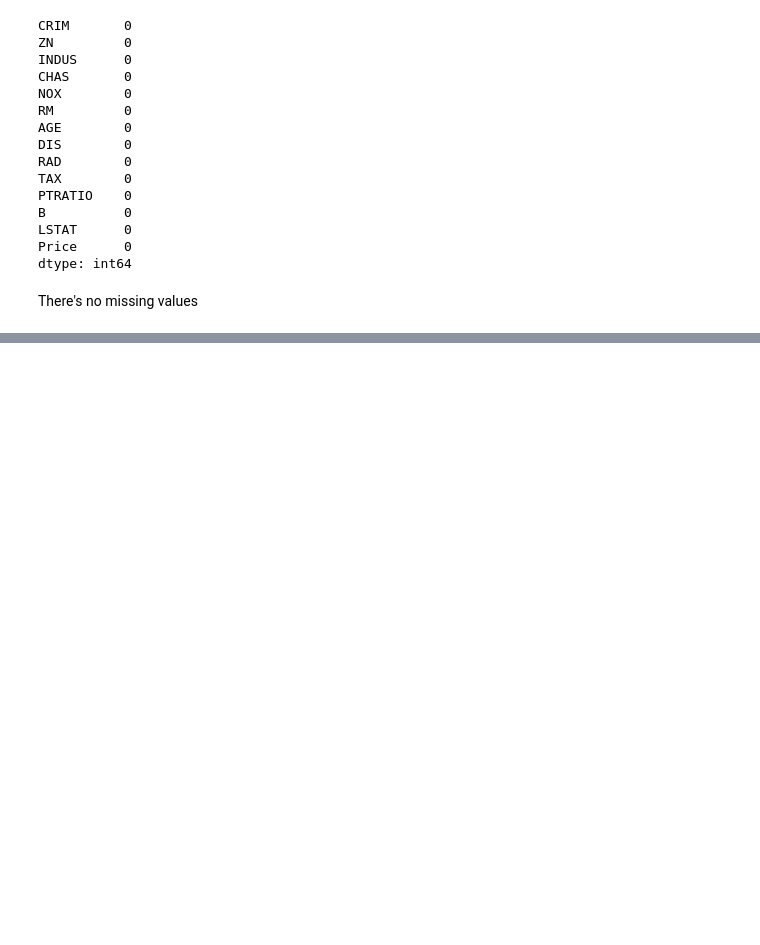
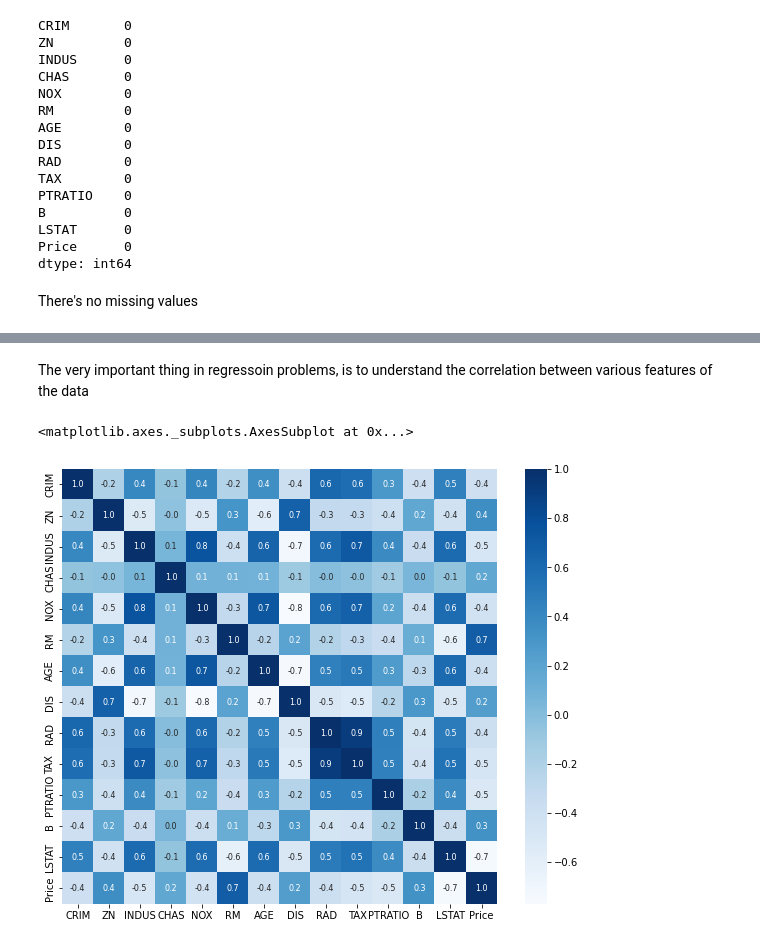
Before and after one commit to mirpouya/Boston-House-Price-Prediction-ML, a Jupyter notebook: Boston_House_Price_Prediction.ipynb, the cells around one changed output, grey strips where cells are left out. Saved outputs shown, nothing was run; the diff lists cells and outputs as text; code cells hidden in the pictures; blank space fills up the shorter version.

Commit message:
heatmap

```diff
--- a/Boston_House_Price_Prediction.ipynb
+++ b/Boston_House_Price_Prediction.ipynb
@@ -133,0 +148,21 @@ There's no missing values
+# %% [markdown]
+The very important thing in regressoin problems, is to understand the correlation between various features of the data
+# %%
+# correlation of features
+
+correlation = house_price_dataset.corr()
+# %%
+# heatmap to visualize correlations
+
+plt.figure(figsize=(10,8))
+
+sns.heatmap(correlation, cbar=2, square=2, fmt=".1f", annot=True, annot_kws={"size":8}, cmap="Blues")
+
+# cbar : color bar (the bar on the right size ranging from minus to positive one)
+# square : all the values show in a square
+# fmt : how many floating values to be shown
+# annot : annotation, writing features names in the left side
+# cmap : color map
+# %% [output]
+<matplotlib.axes._subplots.AxesSubplot at 0x...>
+[figure, added]
```
Also changed, not shown: parts of 1 cell of this notebook.
